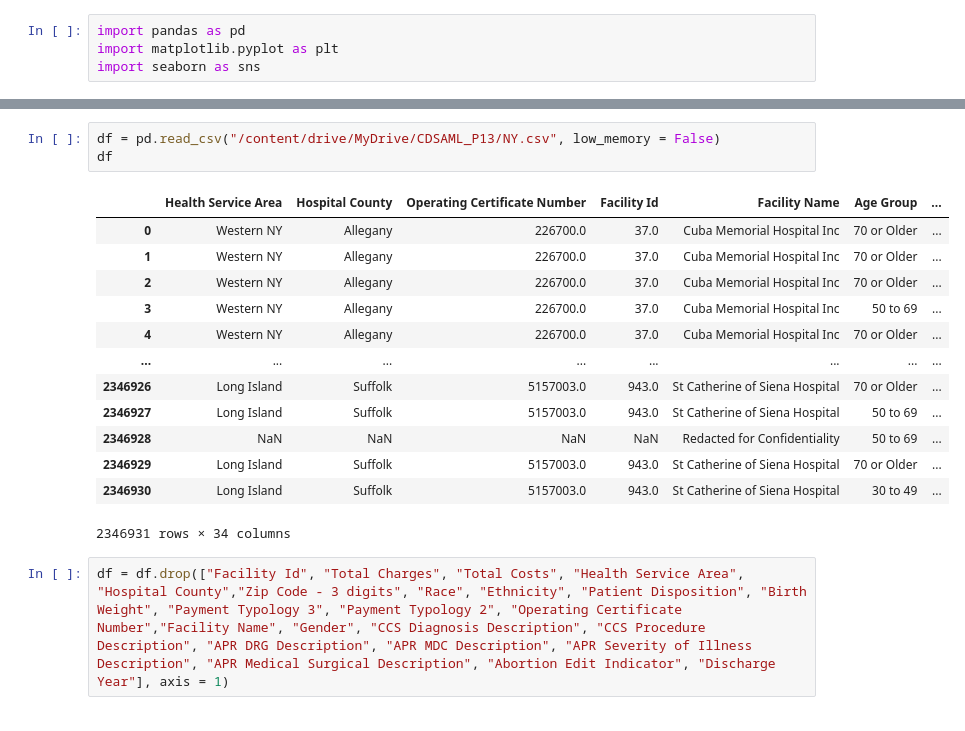
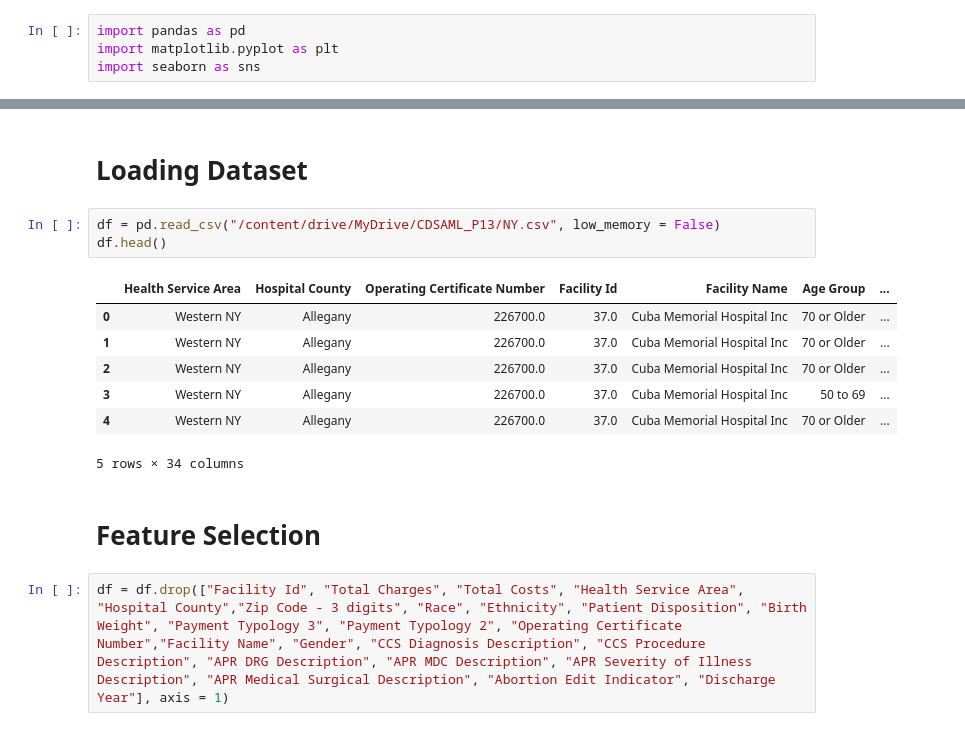
Before and after one commit to varun872/Prediction-of-LOS, a Jupyter notebook: catboost.ipynb, the cells around one changed output, grey strips where cells are left out. Saved outputs shown, nothing was run; the diff lists cells and outputs as text.

```diff
--- a/catboost.ipynb
+++ b/catboost.ipynb
@@ -27,20 +31,18 @@ Please specify one nbextension/package at a time
+# %% [markdown]
+# Loading Dataset
 # %%
 df = pd.read_csv("/content/drive/MyDrive/CDSAML_P13/NY.csv", low_memory = False)
-df
+df.head()
 # %% [output]
 |  | Health Service Area | Hospital County | Operating Certificate Number | Facility Id | Facility Name | Age Group | ... |
 | 0 | Western NY | Allegany | 226700.0 | 37.0 | Cuba Memorial Hospital Inc | 70 or Older | ... |
 | 1 | Western NY | Allegany | 226700.0 | 37.0 | Cuba Memorial Hospital Inc | 70 or Older | ... |
 | 2 | Western NY | Allegany | 226700.0 | 37.0 | Cuba Memorial Hospital Inc | 70 or Older | ... |
 | 3 | Western NY | Allegany | 226700.0 | 37.0 | Cuba Memorial Hospital Inc | 50 to 69 | ... |
 | 4 | Western NY | Allegany | 226700.0 | 37.0 | Cuba Memorial Hospital Inc | 70 or Older | ... |
-| ... | ... | ... | ... | ... | ... | ... | ... |
-| 2346926 | Long Island | Suffolk | 5157003.0 | 943.0 | St Catherine of Siena Hospital | 70 or Older | ... |
-| 2346927 | Long Island | Suffolk | 5157003.0 | 943.0 | St Catherine of Siena Hospital | 50 to 69 | ... |
-| 2346928 | NaN | NaN | NaN | NaN | Redacted for Confidentiality | 50 to 69 | ... |
-| 2346929 | Long Island | Suffolk | 5157003.0 | 943.0 | St Catherine of Siena Hospital | 70 or Older | ... |
-| 2346930 | Long Island | Suffolk | 5157003.0 | 943.0 | St Catherine of Siena Hospital | 30 to 49 | ... |
-2346931 rows × 34 columns
+5 rows × 34 columns
+# %% [markdown]
+# Feature Selection
 # %%
 df = df.drop(["Facility Id", "Total Charges", "Total Costs", "Health Service Area", "Hospital County","Zip Code - 3 digits", "Race", "Ethnicity", "Patient Disposition", "Birth Weight", "Payment Typology 3", "Payment Typology 2", "Operating Certificate Number","Facility Name", "Gender", "CCS Diagnosis Description", "CCS Procedure Description", "APR DRG Description", "APR MDC Description", "APR Severity of Illness Description", "APR Medical Surgical Description", "Abortion Edit Indicator", "Discharge Year"], axis = 1)
 # %%
```
Also changed, not shown: parts of 17 cells of this notebook.
